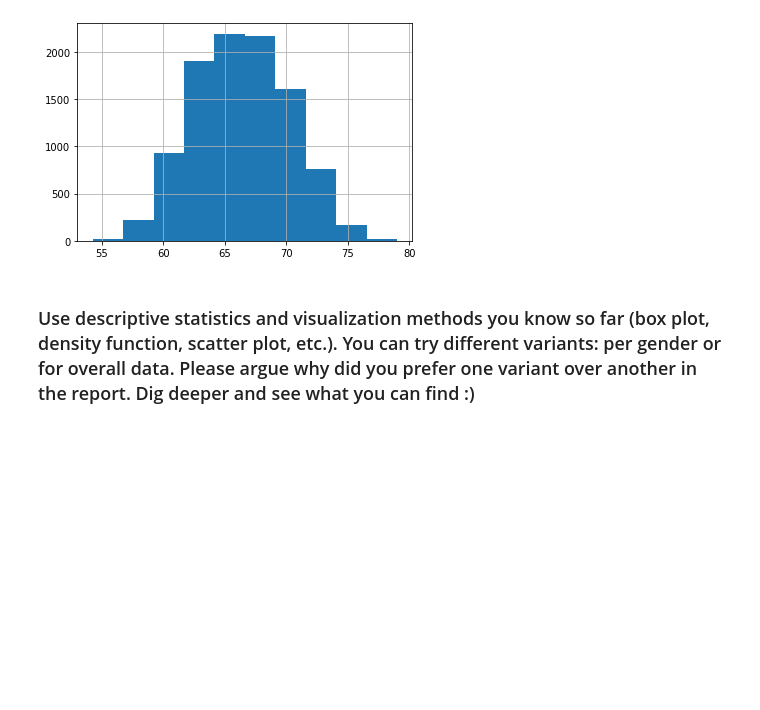
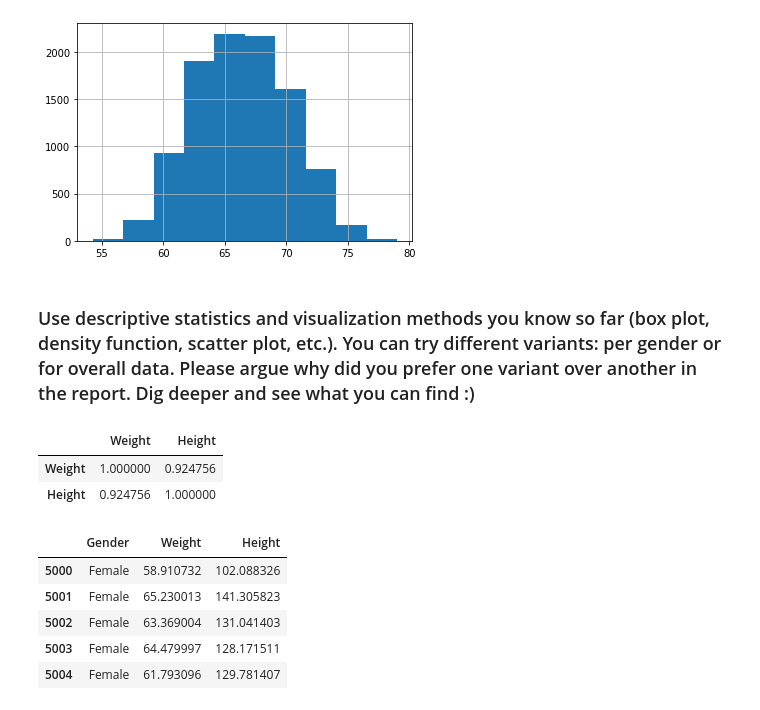
Before and after one commit to n0rso/YSU_data_mining, a Jupyter notebook: HW1/Assignment 1.ipynb, the cells around one changed output. Saved outputs shown, nothing was run; the diff lists cells and outputs as text; code cells hidden in the pictures; blank space fills up the shorter version.

```diff
--- a/HW1/Assignment 1.ipynb
+++ b/HW1/Assignment 1.ipynb
@@ -133,3 +133,9 @@ data["Weight"].hist()
 [figure]
 # %% [markdown]
 ### Use descriptive statistics and visualization methods you know so far (box plot, density function, scatter plot, etc.). You can try different variants: per gender or for overall data. Please argue why did you prefer one variant over another in the report. Dig deeper and see what you can find :)
+# %%
+data.corr()
+# %% [output]
+|  | Weight | Height |
+| Weight | 1.000000 | 0.924756 |
+| Height | 0.924756 | 1.000000 |
@@ -135,0 +145,9 @@ data["Weight"].hist()
+# %%
+data_f.head()
+# %% [output]
+|  | Gender | Weight | Height |
+| 5000 | Female | 58.910732 | 102.088326 |
+| 5001 | Female | 65.230013 | 141.305823 |
+| 5002 | Female | 63.369004 | 131.041403 |
+| 5003 | Female | 64.479997 | 128.171511 |
+| 5004 | Female | 61.793096 | 129.781407 |
```
Also changed, not shown: parts of 9 cells of this notebook.
